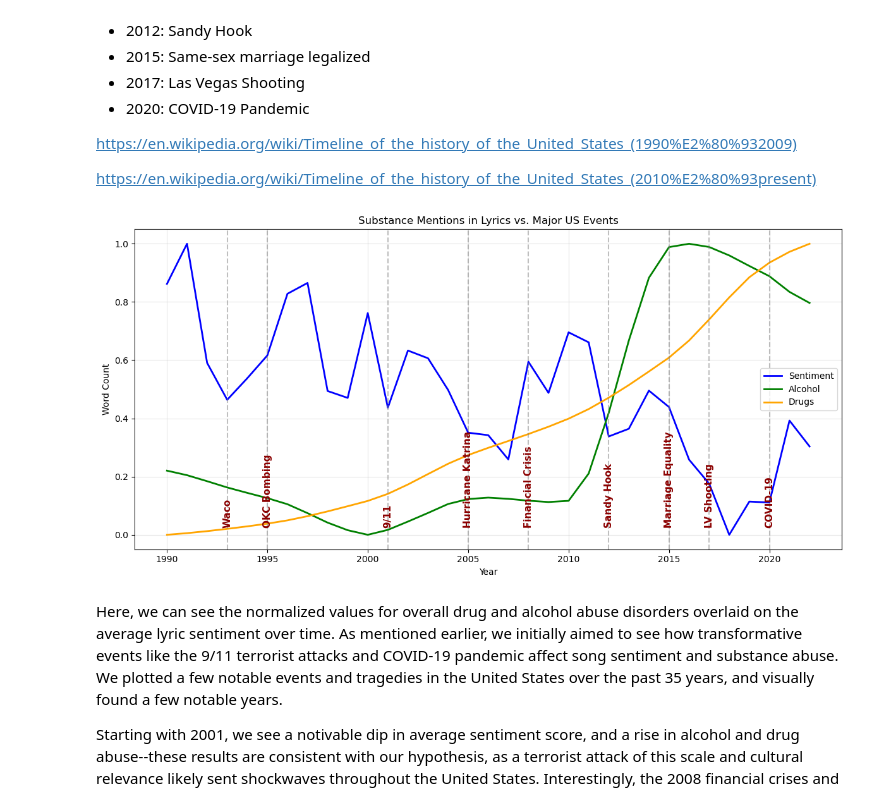
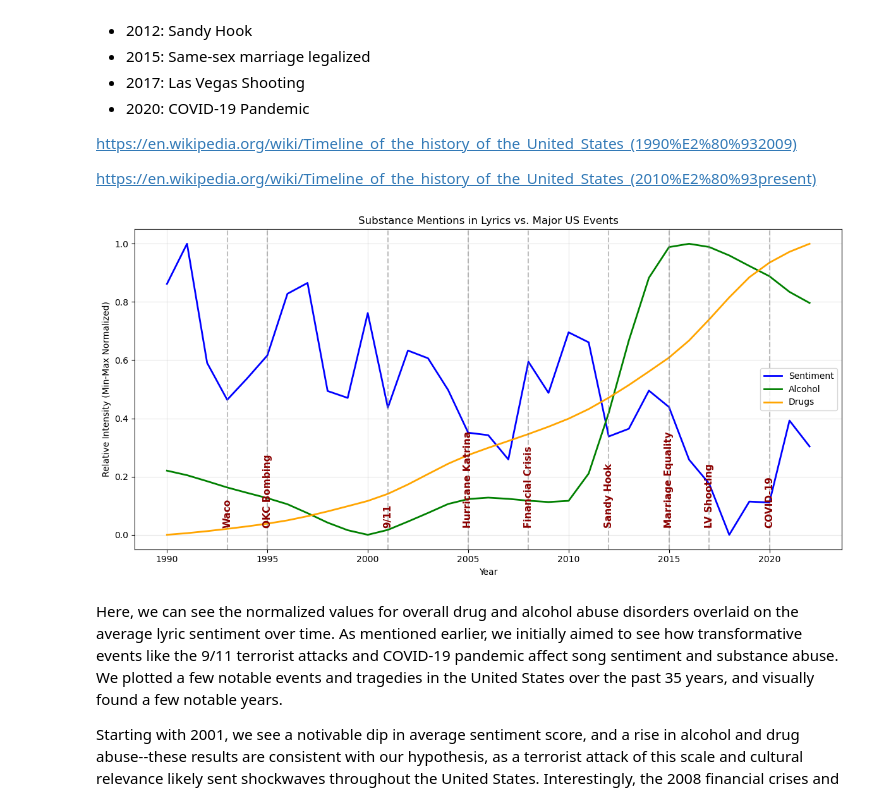
Before and after one commit to COGS108/Group104_WI26, a Jupyter notebook: 03-FinalProject.ipynb, the cells around one changed output. Drawn from its saved outputs; the diff is of its cells as text; code cells hidden in the pictures.

```diff
--- a/03-FinalProject.ipynb
+++ b/03-FinalProject.ipynb
@@ -366,34 +386,35 @@ plt.grid(True, alpha=0.3)
 events = {
     1993: "Waco",
     1995: "OKC Bombing",
     2001: "9/11",
     2005: "Hurricane Katrina",
     2008: "Financial Crisis",
     2012: "Sandy Hook",
     2015: "Marriage Equality",
     2017: "LV Shooting",
     2020: "COVID-19"
 }
 
 for year, label in events.items():
     plt.axvline(x=year, color='gray', linestyle='--', alpha=0.5)
     plt.annotate(label,
                  xy=(year, 0),
                  xytext=(0, 10),
                  textcoords='offset points',
                  rotation=90,
                  ha='center',
                  fontsize=11,
                  fontweight='bold',
                  color='darkred')
 
 plt.title('Substance Mentions in Lyrics vs. Major US Events')
 plt.xlabel('Year')
+plt.ylabel('Relative Intensity (Min-Max Normalized)')
 plt.legend(['Sentiment', 'Alcohol', 'Drugs'])
 plt.tight_layout()
 plt.show()
 # %% [output]
-[figure, old version]
+[figure, new version]
 # %% [markdown]
 Here, we can see the normalized values for overall drug and alcohol abuse disorders overlaid on the average lyric sentiment over time. As mentioned earlier, we initially aimed to see how transformative events like the 9/11 terrorist attacks and COVID-19 pandemic affect song sentiment and substance abuse. We plotted a few notable events and tragedies in the United States over the past 35 years, and visually found a few notable years.
 
```
Also changed, not shown: parts of 3 cells of this notebook.
